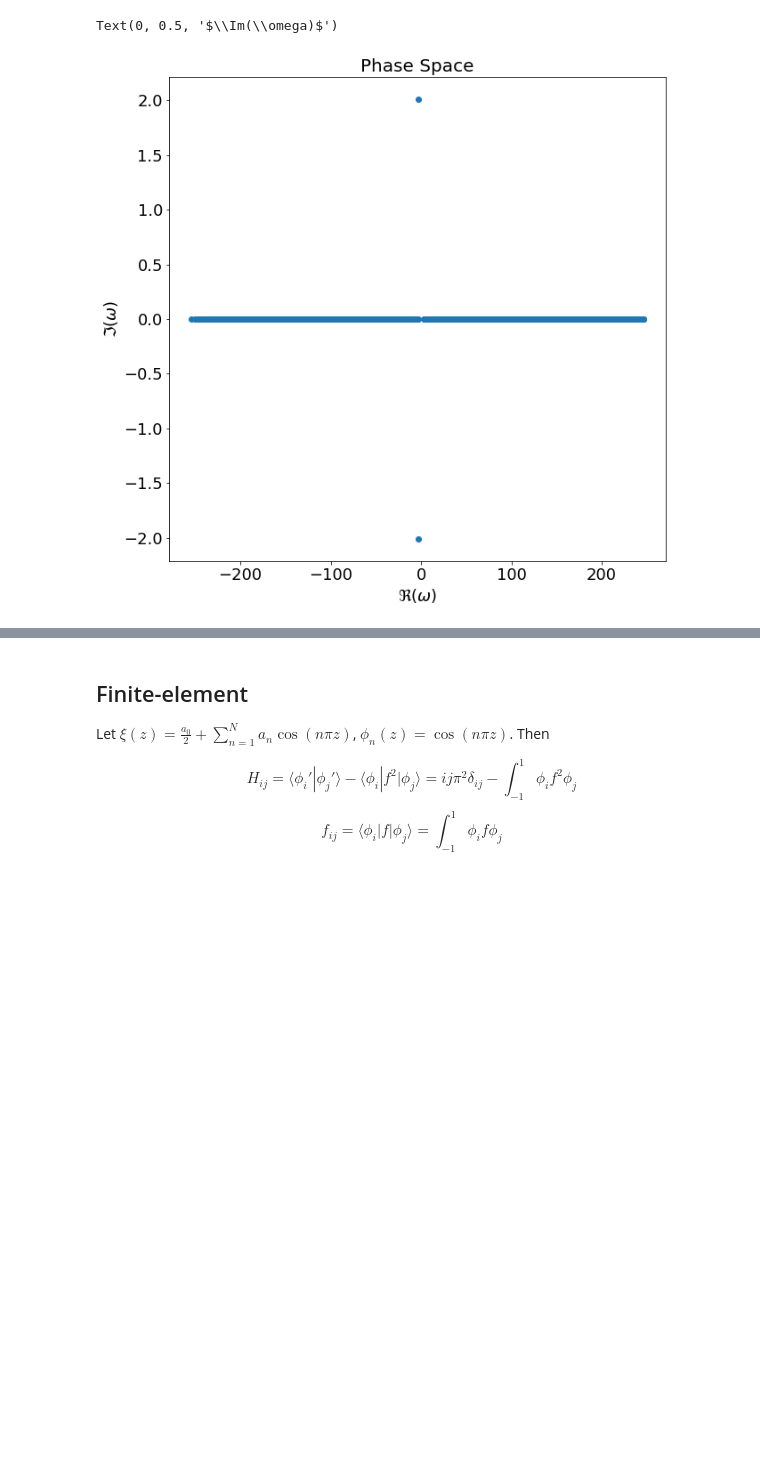
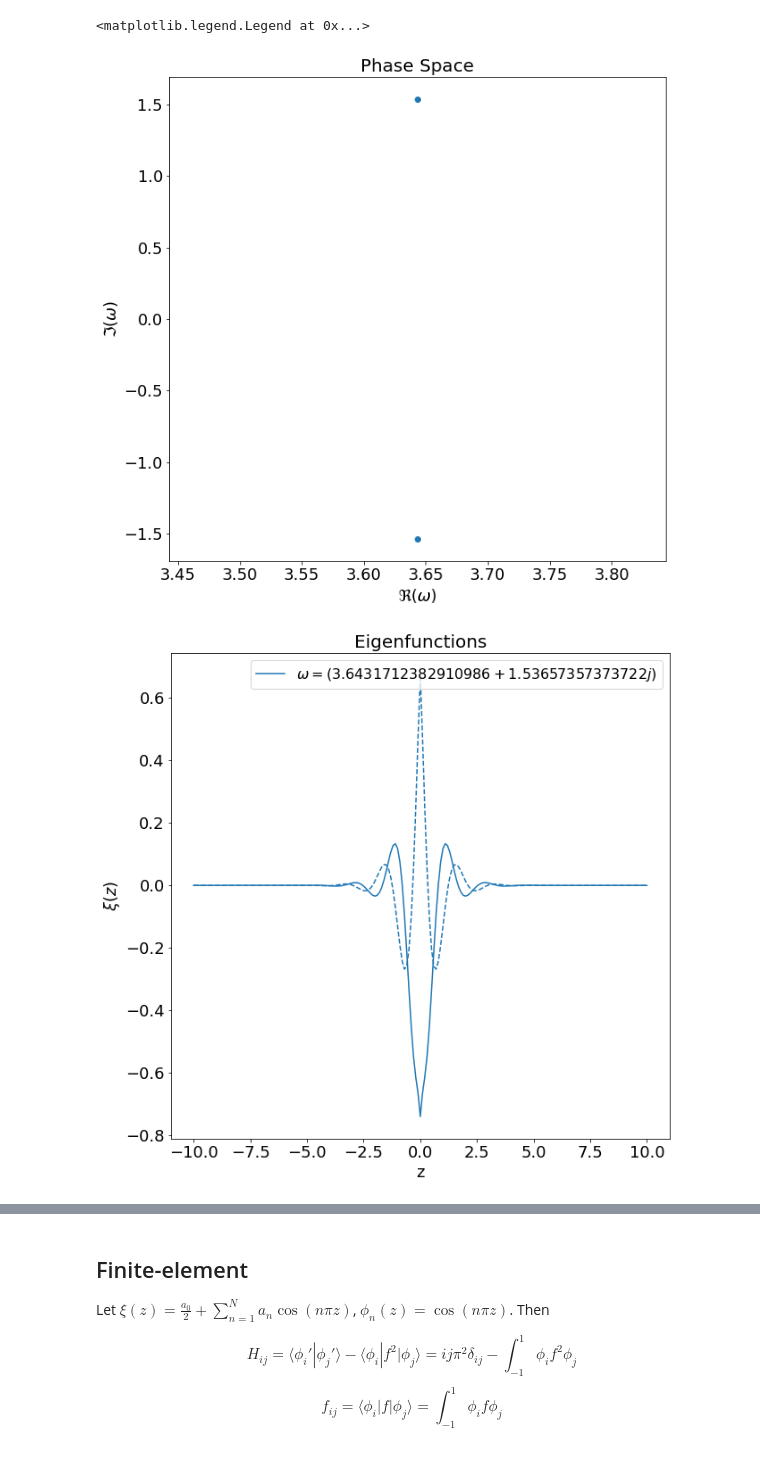
Before and after one commit to HuntFeng/magnetic-nozzle-spectral-instability, a Jupyter notebook: test-problem.ipynb, the cells around one changed output, grey strips where cells are left out. Drawn from its saved outputs; the diff is of its cells as text; code cells hidden in the pictures; blank space fills up the shorter version.

```diff
--- a/test-problem.ipynb
+++ b/test-problem.ipynb
@@ -15,7 +14,8 @@ D2 = spectral.D2
 I = np.eye(*D1.shape)
 O = np.zeros_like(I)
 
-f = lambda x: 10*np.exp(-(10*x)**2)
+#f = lambda x: 10*np.exp(-(10*x)**2)
+f = lambda x: 10/(1+(10*x)**2)
 # %% [markdown]
 ## Finite-difference
 
@@ -23,16 +23,38 @@ $$ \left(\omega^2 - 2f(z)\omega + f(z)^2+\frac{d^2}{dz^2}\right)\xi(z) $$
 # %%
 # finite-difference + polynomial eigenvalue problem
-A2 = I
-A1 = 2*f(x)*I
-A0 = f(x)**2*I + D2
+L = 10
+A2 = -I
+A1 = 2*f(L*x)*I
+A0 = -(f(L*x)**2*I + D2/L**2)
 
 V,omega = polyeig(A0,A1,A2)
+
+selection = ~np.isclose(np.imag(omega),0)
+#selection = (np.real(omega) > 0) & (np.real(omega)<5)
+V = V[:,selection]
+omega = omega[selection]
+
+# sort
+ind = np.argsort(omega)
+V = V[:,ind]
+omega = omega[ind]
 
 plt.figure()
 plt.plot(np.real(omega), np.imag(omega), 'o')
 plt.title("Phase Space")
 plt.xlabel("$\Re(\omega)$")
 plt.ylabel("$\Im(\omega)$")
+
+plt.figure()
+i = 1
+xi = V[:,i]
+lines = plt.plot(L*x,np.real(xi),'-',label=f"$\omega={omega[i]}$")
+plt.plot(L*x,np.imag(xi),'--',color=lines[0]._color)
+plt.title("Eigenfunctions")
+plt.xlabel("z")
+plt.ylabel("$\\xi(z)$")
+plt.legend()
 # %% [output]
-Text(0, 0.5, '$\\Im(\\omega)$')
+<matplotlib.legend.Legend at 0x...>
-[figure, old version]
+[figure, new version]
+[figure, added]
```
Also changed, not shown: parts of 6 cells of this notebook, 1 other file.
